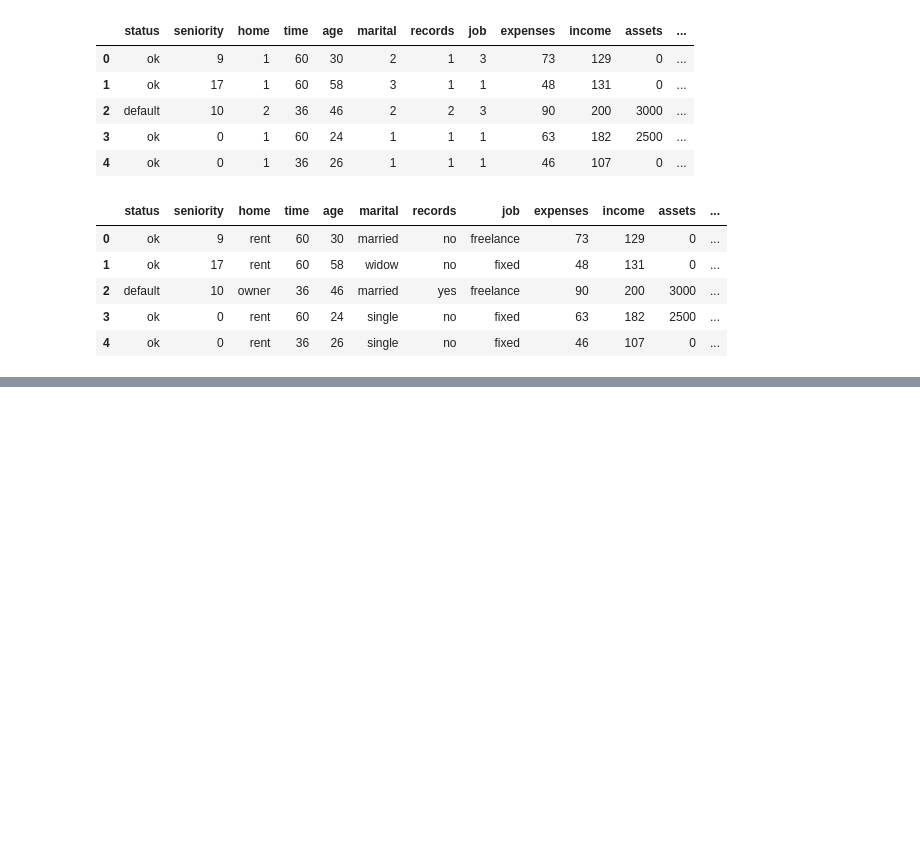
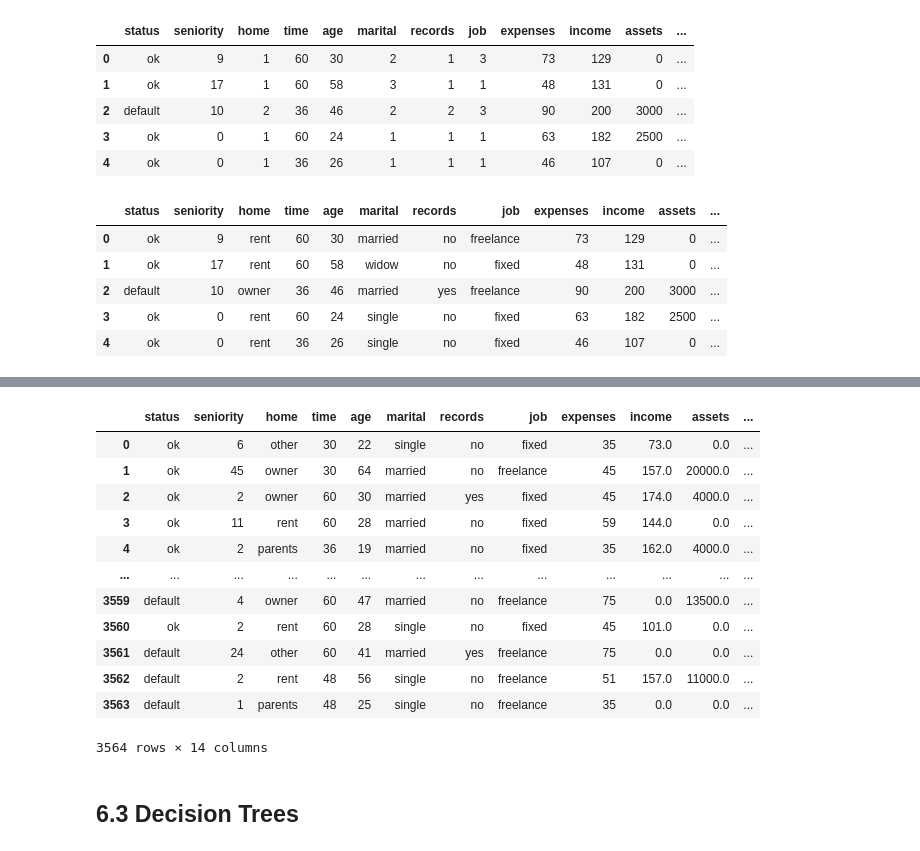
Before and after one commit to ShaniceWilliams/ml-zoomcamp, a Jupyter notebook: 06_Trees/6_credit_risk.ipynb, the cells around one changed output, grey strips where cells are left out. Saved outputs shown, nothing was run; the diff lists cells and outputs as text; code cells hidden in the pictures; blank space fills up the shorter version.

```diff
--- a/06_Trees/6_credit_risk.ipynb
+++ b/06_Trees/6_credit_risk.ipynb
@@ -120,0 +185,16 @@ df.head()
+# %%
+df_full_train.reset_index(drop=True)
+# %% [output]
+|  | status | seniority | home | time | age | marital | records | job | expenses | income | assets | ... |
+| 0 | ok | 6 | other | 30 | 22 | single | no | fixed | 35 | 73.0 | 0.0 | ... |
+| 1 | ok | 45 | owner | 30 | 64 | married | no | freelance | 45 | 157.0 | 20000.0 | ... |
+| 2 | ok | 2 | owner | 60 | 30 | married | yes | fixed | 45 | 174.0 | 4000.0 | ... |
+| 3 | ok | 11 | rent | 60 | 28 | married | no | fixed | 59 | 144.0 | 0.0 | ... |
+| 4 | ok | 2 | parents | 36 | 19 | married | no | fixed | 35 | 162.0 | 4000.0 | ... |
+| ... | ... | ... | ... | ... | ... | ... | ... | ... | ... | ... | ... | ... |
+| 3559 | default | 4 | owner | 60 | 47 | married | no | freelance | 75 | 0.0 | 13500.0 | ... |
+| 3560 | ok | 2 | rent | 60 | 28 | single | no | fixed | 45 | 101.0 | 0.0 | ... |
+| 3561 | default | 24 | other | 60 | 41 | married | yes | freelance | 75 | 0.0 | 0.0 | ... |
+| 3562 | default | 2 | rent | 48 | 56 | single | no | freelance | 51 | 157.0 | 11000.0 | ... |
+| 3563 | default | 1 | parents | 48 | 25 | single | no | freelance | 35 | 0.0 | 0.0 | ... |
+3564 rows × 14 columns
@@ -120,0 +213,2 @@ df.head()
+# %% [markdown]
+## 6.3 Decision Trees
```
Also changed, not shown: parts of 12 cells of this notebook.
